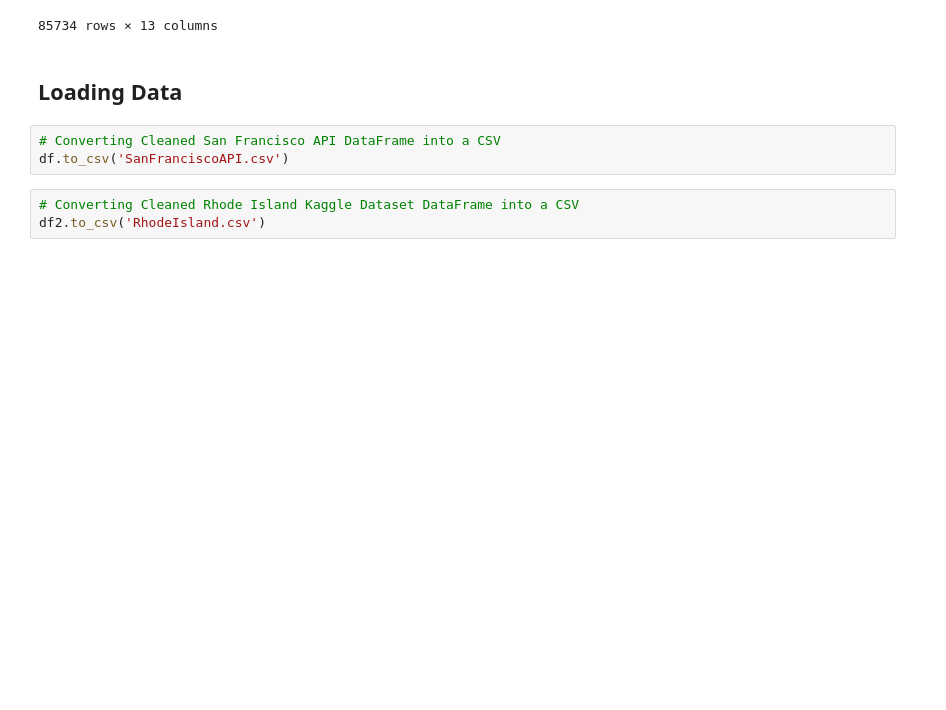
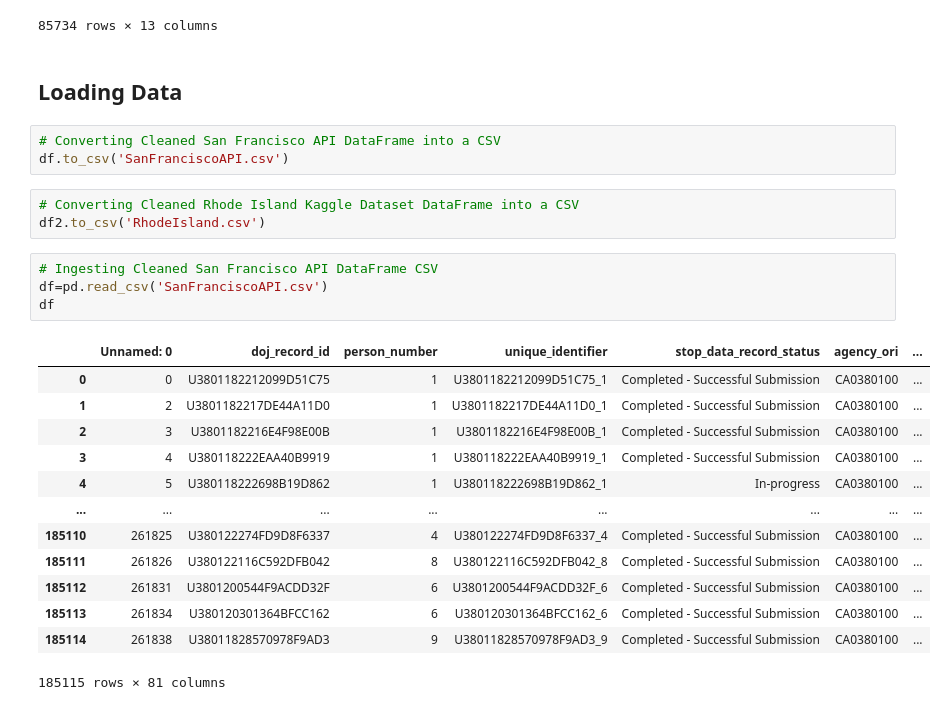
Before and after one commit to JahairaM/Police-Report, a Jupyter notebook: DataWPythonFinalProject.ipynb, the cells around one changed output. Saved outputs shown, nothing was run; the diff lists cells and outputs as text; blank space fills up the shorter version.

```diff
--- a/DataWPythonFinalProject.ipynb
+++ b/DataWPythonFinalProject.ipynb
@@ -739,3 +739,21 @@ df.to_csv('SanFranciscoAPI.csv')
 # %%
 # Converting Cleaned Rhode Island Kaggle Dataset DataFrame into a CSV
 df2.to_csv('RhodeIsland.csv')
+# %%
+# Ingesting Cleaned San Francisco API DataFrame CSV
+df=pd.read_csv('SanFranciscoAPI.csv')
+df
+# %% [output]
+|  | Unnamed: 0 | doj_record_id | person_number | unique_identifier | stop_data_record_status | agency_ori | ... |
+| 0 | 0 | U3801182212099D51C75 | 1 | U3801182212099D51C75_1 | Completed - Successful Submission | CA0380100 | ... |
+| 1 | 2 | U3801182217DE44A11D0 | 1 | U3801182217DE44A11D0_1 | Completed - Successful Submission | CA0380100 | ... |
+| 2 | 3 | U3801182216E4F98E00B | 1 | U3801182216E4F98E00B_1 | Completed - Successful Submission | CA0380100 | ... |
+| 3 | 4 | U380118222EAA40B9919 | 1 | U380118222EAA40B9919_1 | Completed - Successful Submission | CA0380100 | ... |
+| 4 | 5 | U380118222698B19D862 | 1 | U380118222698B19D862_1 | In-progress | CA0380100 | ... |
+| ... | ... | ... | ... | ... | ... | ... | ... |
+| 185110 | 261825 | U380122274FD9D8F6337 | 4 | U380122274FD9D8F6337_4 | Completed - Successful Submission | CA0380100 | ... |
+| 185111 | 261826 | U380122116C592DFB042 | 8 | U380122116C592DFB042_8 | Completed - Successful Submission | CA0380100 | ... |
+| 185112 | 261831 | U3801200544F9ACDD32F | 6 | U3801200544F9ACDD32F_6 | Completed - Successful Submission | CA0380100 | ... |
+| 185113 | 261834 | U380120301364BFCC162 | 6 | U380120301364BFCC162_6 | Completed - Successful Submission | CA0380100 | ... |
+| 185114 | 261838 | U38011828570978F9AD3 | 9 | U38011828570978F9AD3_9 | Completed - Successful Submission | CA0380100 | ... |
+185115 rows × 81 columns
```
Also changed, not shown: parts of 5 cells of this notebook, 1 other file.
